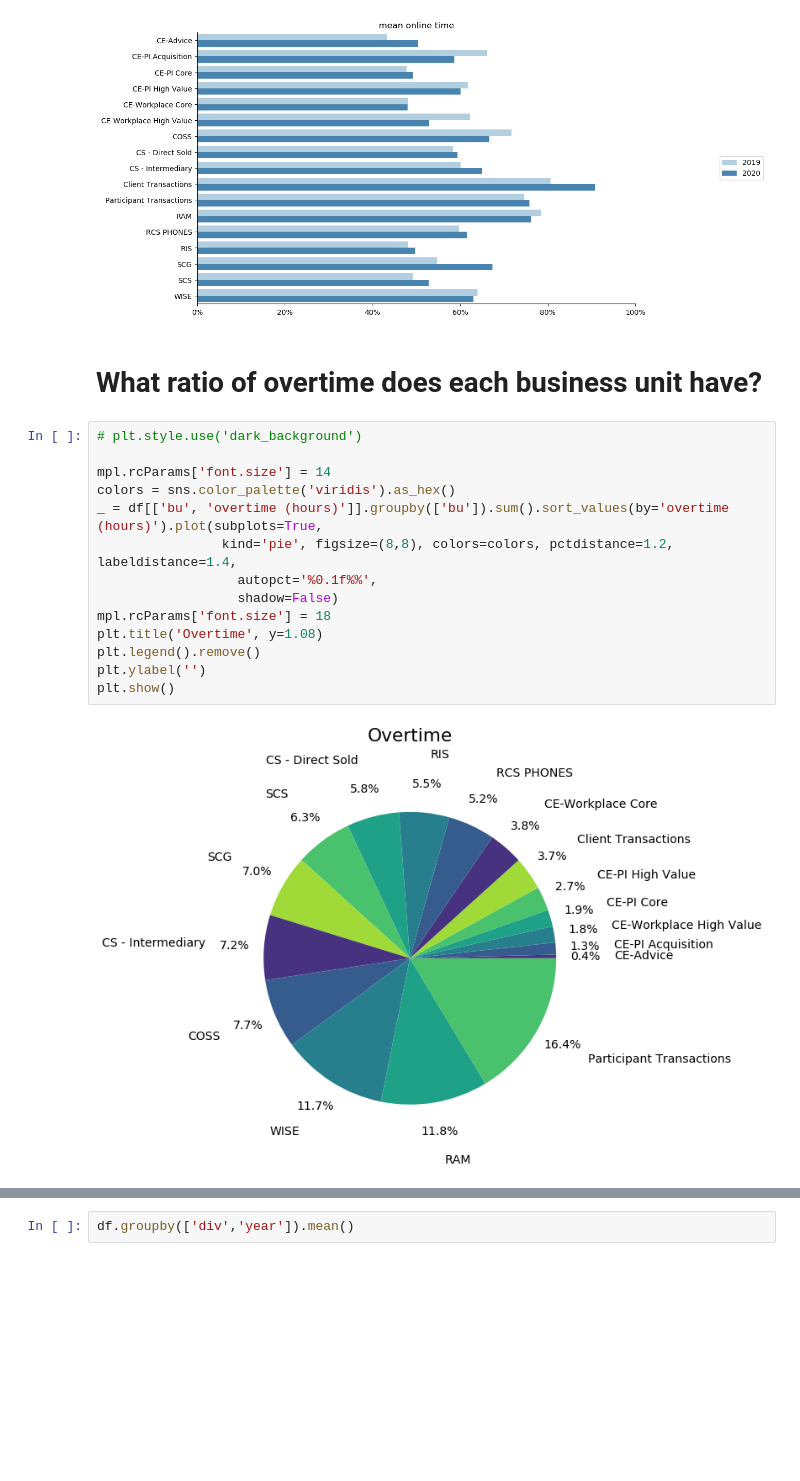
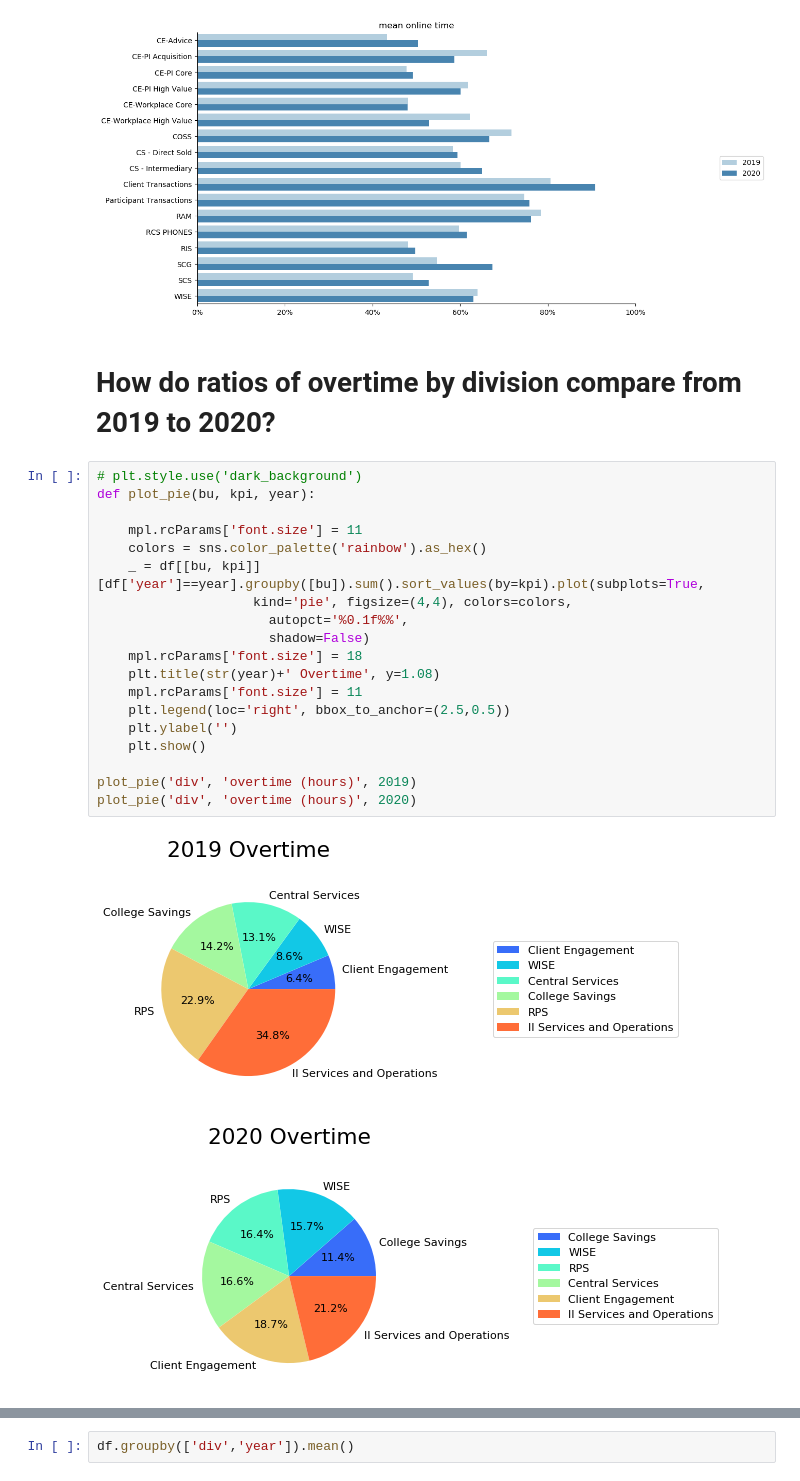
Before and after one commit to majickdave/dji_vol, a Jupyter notebook: YoY_employee/employee_analysis.ipynb, the cells around one changed output, grey strips where cells are left out. Drawn from its saved outputs; the diff is of its cells as text; blank space fills up the shorter version.

```diff
--- a/YoY_employee/employee_analysis.ipynb
+++ b/YoY_employee/employee_analysis.ipynb
@@ -203,21 +203,27 @@ for kpi in ['occupancy', 'online time']:
 # %% [output]
 [figure]
 [figure]
-# %% [markdown]
-# What ratio of overtime does each business unit have?
+# %% [markdown]
+# How do ratios of overtime by division compare from 2019 to 2020?
 # %%
 # plt.style.use('dark_background')
+def plot_pie(bu, kpi, year):
 
-mpl.rcParams['font.size'] = 14
-colors = sns.color_palette('viridis').as_hex()
-_ = df[['bu', 'overtime (hours)']].groupby(['bu']).sum().sort_values(by='overtime (hours)').plot(subplots=True,
-                kind='pie', figsize=(8,8), colors=colors, pctdistance=1.2, labeldistance=1.4,
-                  autopct='%0.1f%%',
-                  shadow=False)
-mpl.rcParams['font.size'] = 18
-plt.title('Overtime', y=1.08)
-plt.legend().remove()
-plt.ylabel('')
-plt.show()
+    mpl.rcParams['font.size'] = 11
+    colors = sns.color_palette('rainbow').as_hex()
+    _ = df[[bu, kpi]][df['year']==year].groupby([bu]).sum().sort_values(by=kpi).plot(subplots=True,
+                    kind='pie', figsize=(4,4), colors=colors,
+                      autopct='%0.1f%%',
+                      shadow=False)
+    mpl.rcParams['font.size'] = 18
+    plt.title(str(year)+' Overtime', y=1.08)
+    mpl.rcParams['font.size'] = 11
+    plt.legend(loc='right', bbox_to_anchor=(2.5,0.5))
+    plt.ylabel('')
+    plt.show()
+
+plot_pie('div', 'overtime (hours)', 2019)
+plot_pie('div', 'overtime (hours)', 2020)
 # %% [output]
-[figure, old version]
+[figure, new version]
+[figure, added]
```
Also changed, not shown: parts of 2 cells of this notebook, 5 other files.
